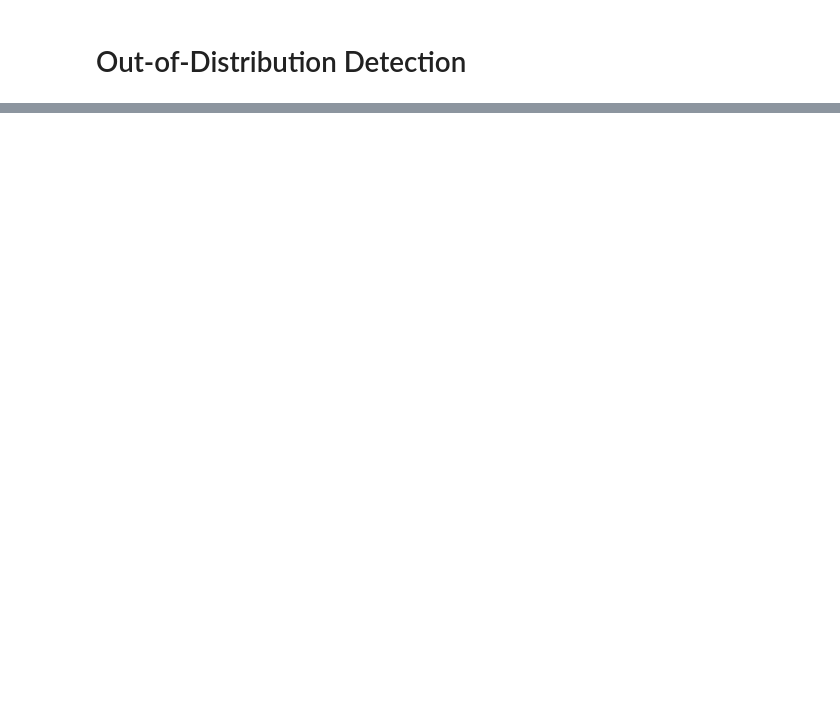
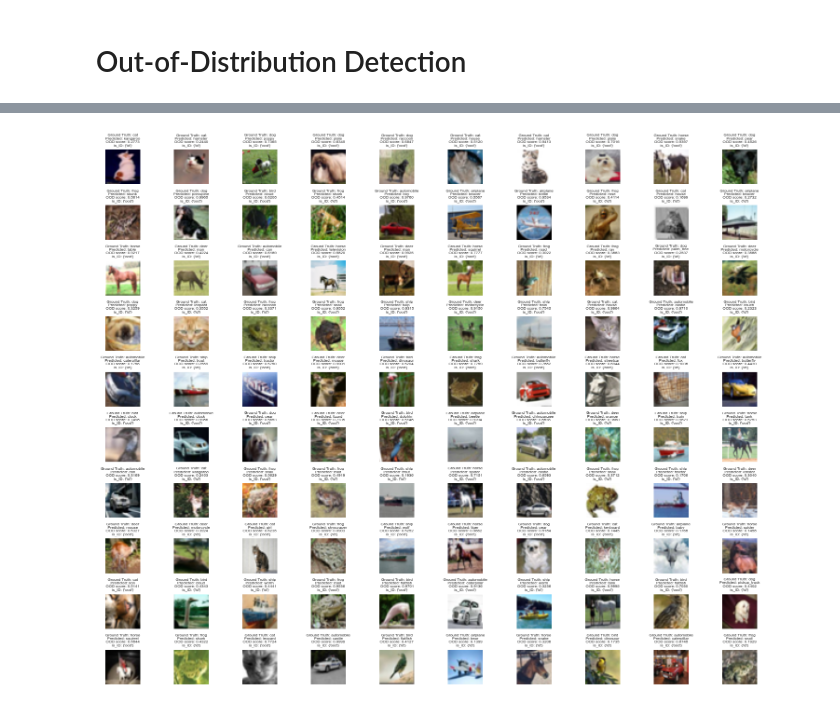
Before and after one commit to ardianugraha/ip-paris-ood-detection, a Jupyter notebook: ood.ipynb, the cells around one changed output, grey strips where cells are left out. Cells and saved outputs as stored; diff of their text form; code cells hidden in the pictures; blank space fills up the shorter version.

```diff
--- a/ood.ipynb
+++ b/ood.ipynb
@@ -49,0 +277,37 @@ Error:
+# %%
+# Extract data
+ood_gt_cifar10 = evaluator.scores['ood']['near']['cifar10'][0]
+ood_conf_cifar10 = evaluator.scores['ood']['near']['cifar10'][1]
+ood_pred_cifar10 = evaluator.scores['ood']['near']['cifar10'][2]
+ood_file_paths_cifar10 = evaluator.scores['ood']['near']['cifar10'][3]
+
+classes_cifar10 = ['automobile', 'bird', 'cat', 'deer', 'dog', 'frog', 'horse', 'ship', 'truck']
+is_id_map = {0: "id", -1: "ood"}
+
+# Create a figure and axis for plotting
+fig, axes = plt.subplots(10, 10, figsize=(15, 12))
+
+# Display the randomly selected images in a grid
+for i, idx in enumerate(random_indices):
+    row = i // 10
+    col = i % 10
+
+    image_path = ood_file_paths_cifar10[idx]
+    img = mpimg.imread(image_path)
+    # Extract class name from the file path
+    class_name = image_path.split('/')[-2]  # Adjust the split as per your file path structure
+
+    # Ground truth label (converted to string)
+    ground_truth = class_name
+    predicted_label = classes_cifar100[id_pred[idx]]
+    score = ood_conf_cifar10[idx]
+    is_id = {"ood" if score > 0.5 else "id"}
+
+    axes[row, col].imshow(img)
+    axes[row, col].set_title(f"Ground Truth: {ground_truth}\nPredicted: {predicted_label}\nOOD score: {score:.4f}\nis_ID: {is_id}")
+    axes[row, col].axis('off')
+
+plt.tight_layout()
+plt.show()
+# %% [output]
+[figure, added]
```
Also changed, not shown: parts of 11 cells of this notebook, 6 other files.
